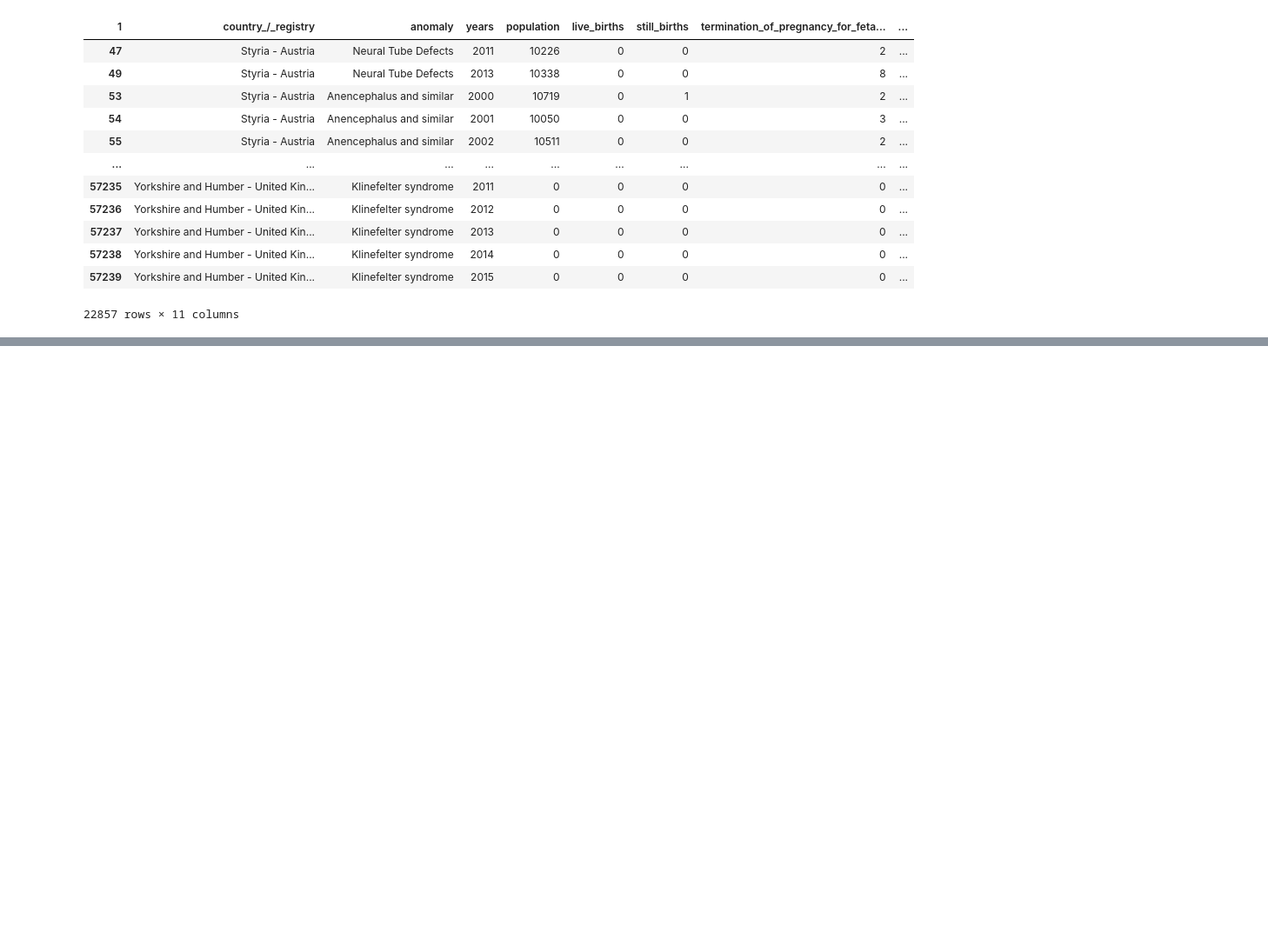
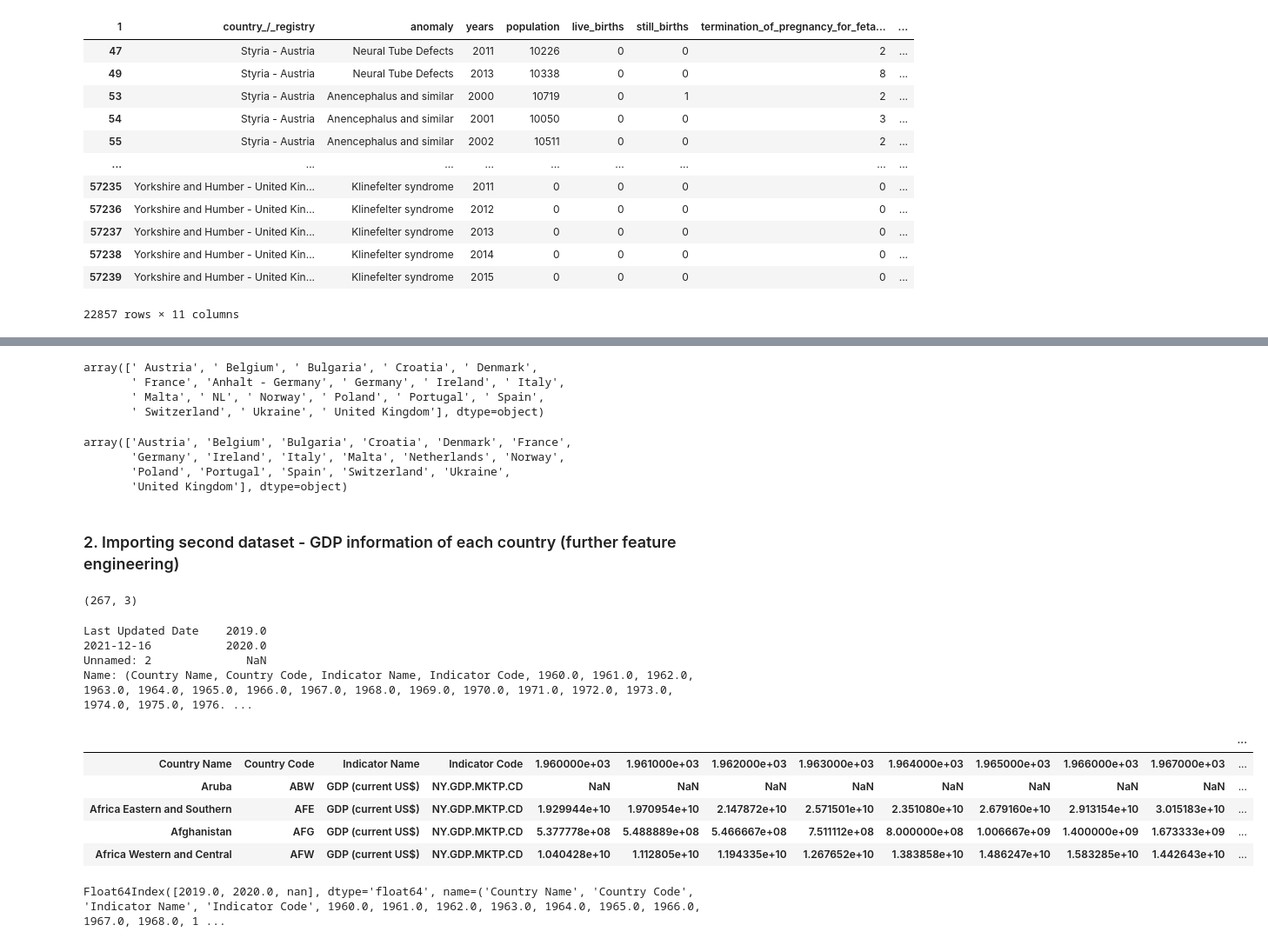
Before and after one commit to dayosango/eu_congenital_anomalies, a Jupyter notebook: Data_cleansing.ipynb, the cells around one changed output, grey strips where cells are left out. Shown at 87% size. Drawn from its saved outputs; the diff is of its cells as text; code cells hidden in the pictures; blank space fills up the shorter version.

```diff
--- a/Data_cleansing.ipynb
+++ b/Data_cleansing.ipynb
@@ -463,0 +517,7 @@ df.tail(20)
+# %%
+df['country'].unique()
+# %% [output]
+array([' Austria', ' Belgium', ' Bulgaria', ' Croatia', ' Denmark',
+       ' France', 'Anhalt - Germany', ' Germany', ' Ireland', ' Italy',
+       ' Malta', ' NL', ' Norway', ' Poland', ' Portugal', ' Spain',
+       ' Switzerland', ' Ukraine', ' United Kingdom'], dtype=object)
@@ -463,0 +530,37 @@ df.tail(20)
+# %%
+df['country'].unique()
+# %% [output]
+array(['Austria', 'Belgium', 'Bulgaria', 'Croatia', 'Denmark', 'France',
+       'Germany', 'Ireland', 'Italy', 'Malta', 'Netherlands', 'Norway',
+       'Poland', 'Portugal', 'Spain', 'Switzerland', 'Ukraine',
+       'United Kingdom'], dtype=object)
+# %% [markdown]
+### 2. Importing second dataset - GDP information of each country (further feature engineering)
+# %%
+gdp = pd.read_csv('/Users/dayosangowawa/Downloads/API_NY.GDP.MKTP.CD_DS2_en_csv_v2_3469429 (1)/API_NY.GDP.MKTP.CD_DS2_en_csv_v2_3469429.csv', skiprows=1)
+# %%
+gdp.shape
+# %% [output]
+(267, 3)
+# %%
+gdp.iloc[0]
+# %% [output]
+Last Updated Date    2019.0
+2021-12-16           2020.0
+Unnamed: 2              NaN
+Name: (Country Name, Country Code, Indicator Name, Indicator Code, 1960.0, 1961.0, 1962.0, 1963.0, 1964.0, 1965.0, 1966.0, 1967.0, 1968.0, 1969.0, 1970.0, 1971.0, 1972.0, 1973.0, 1974.0, 1975.0, 1976. ...
+# %%
+gdp.columns = gdp.iloc[0]
+# %%
+gdp.head(5)
+# %% [output]
+|  |  |  |  |  |  |  |  |  |  |  |  | ... |
+| Country Name | Country Code | Indicator Name | Indicator Code | 1.960000e+03 | 1.961000e+03 | 1.962000e+03 | 1.963000e+03 | 1.964000e+03 | 1.965000e+03 | 1.966000e+03 | 1.967000e+03 | ... |
+| Aruba | ABW | GDP (current US$) | NY.GDP.MKTP.CD | NaN | NaN | NaN | NaN | NaN | NaN | NaN | NaN | ... |
+| Africa Eastern and Southern | AFE | GDP (current US$) | NY.GDP.MKTP.CD | 1.929944e+10 | 1.970954e+10 | 2.147872e+10 | 2.571501e+10 | 2.351080e+10 | 2.679160e+10 | 2.913154e+10 | 3.015183e+10 | ... |
+| Afghanistan | AFG | GDP (current US$) | NY.GDP.MKTP.CD | 5.377778e+08 | 5.488889e+08 | 5.466667e+08 | 7.511112e+08 | 8.000000e+08 | 1.006667e+09 | 1.400000e+09 | 1.673333e+09 | ... |
+| Africa Western and Central | AFW | GDP (current US$) | NY.GDP.MKTP.CD | 1.040428e+10 | 1.112805e+10 | 1.194335e+10 | 1.267652e+10 | 1.383858e+10 | 1.486247e+10 | 1.583285e+10 | 1.442643e+10 | ... |
+# %%
+gdp.columns
+# %% [output]
+Float64Index([2019.0, 2020.0, nan], dtype='float64', name=('Country Name', 'Country Code', 'Indicator Name', 'Indicator Code', 1960.0, 1961.0, 1962.0, 1963.0, 1964.0, 1965.0, 1966.0, 1967.0, 1968.0, 1 ...
```
Also changed, not shown: parts of 37 cells of this notebook.
